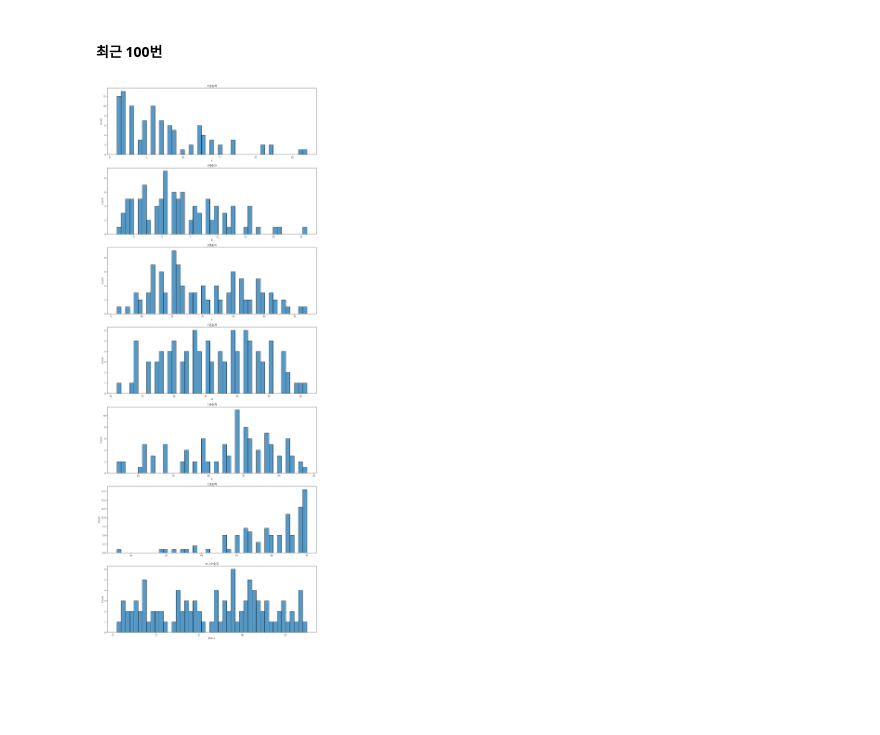
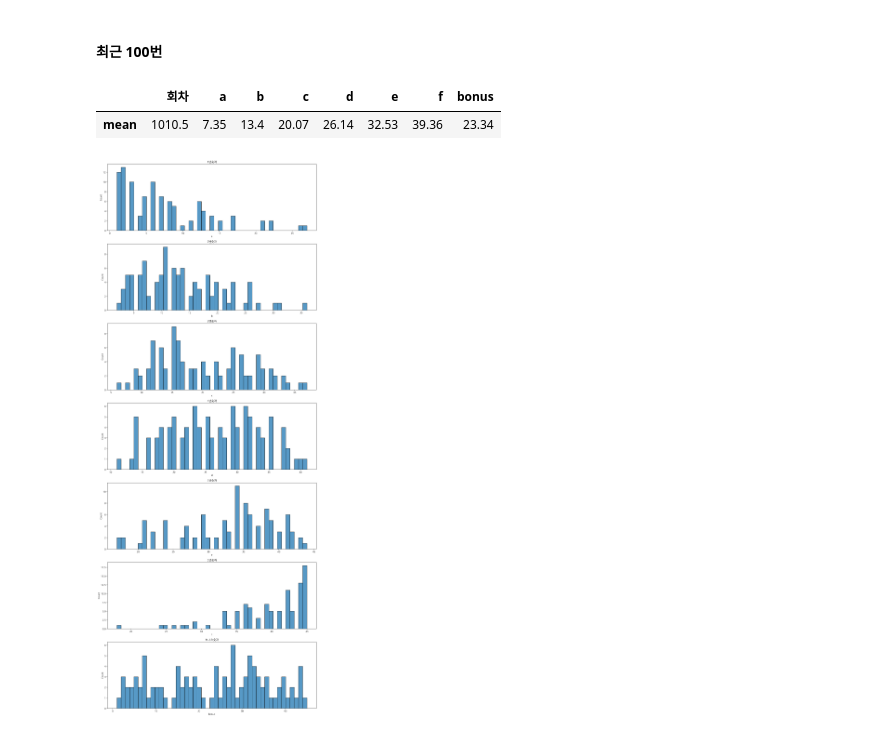
Before and after one commit to JiYoungGoGo/Data-project, a Jupyter notebook: Lotto_analysis/Lotto_시각화.ipynb, the cells around one changed output. Cells and saved outputs as stored; diff of their text form; code cells hidden in the pictures; blank space fills up the shorter version.

```diff
--- a/Lotto_analysis/Lotto_시각화.ipynb
+++ b/Lotto_analysis/Lotto_시각화.ipynb
@@ -86,6 +86,12 @@ sns.histplot(data=lotto["bonus"], bins=45, ax=axes[6]).set_title("보너스숫
 [figure]
 # %% [markdown]
 #### 최근 100번
+# %%
+lotto_100 = lotto.head(100).describe().loc[["mean"]]
+lotto_100
+# %% [output]
+|  | 회차 | a | b | c | d | e | f | bonus |
+| mean | 1010.5 | 7.35 | 13.4 | 20.07 | 26.14 | 32.53 | 39.36 | 23.34 |
 # %%
 fig, axes = plt.subplots(7,1, figsize=(16,42))
 sns.histplot(data=lotto["a"].head(100), bins=45, ax=axes[0]).set_title("1번숫자")
```
Also changed, not shown: parts of 7 cells of this notebook.
